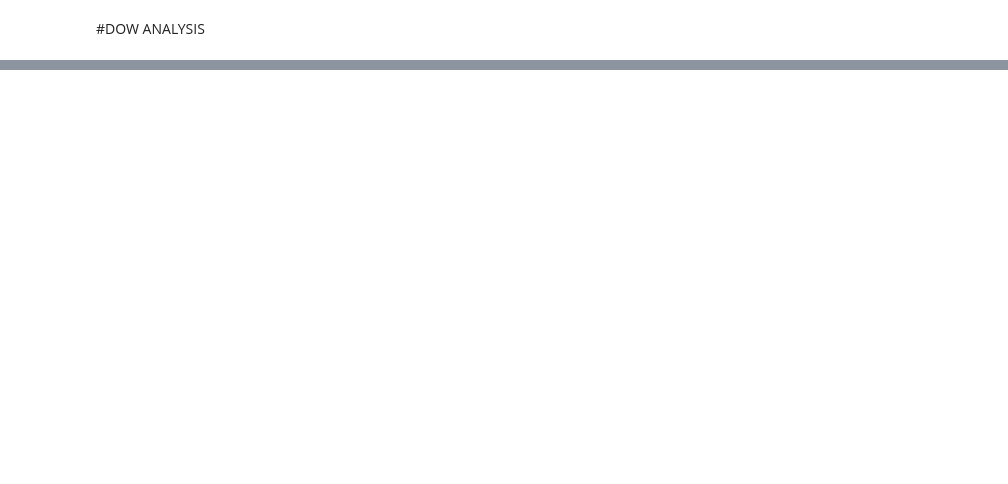
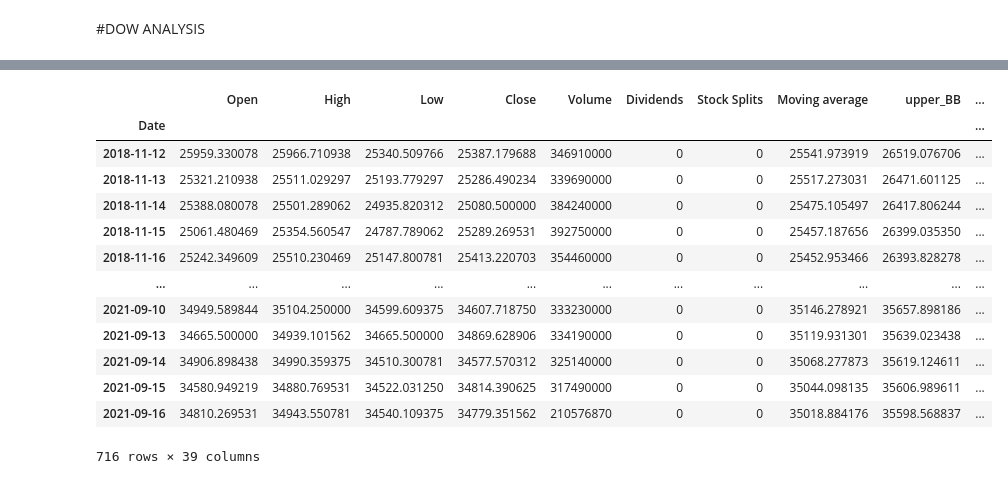
Before and after one commit to merutzu/SMBOMT, a Jupyter notebook: Market_analysis.ipynb, the cells around one changed output, grey strips where cells are left out. Saved outputs shown, nothing was run; the diff lists cells and outputs as text; code cells hidden in the pictures; blank space fills up the shorter version.

```diff
--- a/Market_analysis.ipynb
+++ b/Market_analysis.ipynb
@@ -268,0 +361,25 @@ fig, axes = mpf.plot(ohcl,
+# %%
+df_stock_dow.loc[idx,'Outside bar'] = current['High'] > prev['High'] and current['Low'] < prev['Low']
+# %%
+df_stock_dow.loc[idx,'Bullish engulfing'] = current['High'] > prev['High'] and current['Low'] < prev['Low'] and realbody >= 0.8 * candle_range and current['Close'] > current['Open']
+# %%
+df_stock_dow.loc[idx,'Bearish engulfing'] = current['High'] > prev['High'] and current['Low'] < prev['Low'] and realbody >= 0.8 * candle_range and current['Close'] < current['Open']
+# %%
+df_stock_dow.fillna(False, inplace=True)
+# %%
+df_stock_dow
+# %% [output]
+|  | Open | High | Low | Close | Volume | Dividends | Stock Splits | Moving average | upper_BB | ... |
+| Date |  |  |  |  |  |  |  |  |  | ... |
+| 2018-11-12 | 25959.330078 | 25966.710938 | 25340.509766 | 25387.179688 | 346910000 | 0 | 0 | 25541.973919 | 26519.076706 | ... |
+| 2018-11-13 | 25321.210938 | 25511.029297 | 25193.779297 | 25286.490234 | 339690000 | 0 | 0 | 25517.273031 | 26471.601125 | ... |
+| 2018-11-14 | 25388.080078 | 25501.289062 | 24935.820312 | 25080.500000 | 384240000 | 0 | 0 | 25475.105497 | 26417.806244 | ... |
+| 2018-11-15 | 25061.480469 | 25354.560547 | 24787.789062 | 25289.269531 | 392750000 | 0 | 0 | 25457.187656 | 26399.035350 | ... |
+| 2018-11-16 | 25242.349609 | 25510.230469 | 25147.800781 | 25413.220703 | 354460000 | 0 | 0 | 25452.953466 | 26393.828278 | ... |
+| ... | ... | ... | ... | ... | ... | ... | ... | ... | ... | ... |
+| 2021-09-10 | 34949.589844 | 35104.250000 | 34599.609375 | 34607.718750 | 333230000 | 0 | 0 | 35146.278921 | 35657.898186 | ... |
+| 2021-09-13 | 34665.500000 | 34939.101562 | 34665.500000 | 34869.628906 | 334190000 | 0 | 0 | 35119.931301 | 35639.023438 | ... |
+| 2021-09-14 | 34906.898438 | 34990.359375 | 34510.300781 | 34577.570312 | 325140000 | 0 | 0 | 35068.277873 | 35619.124611 | ... |
+| 2021-09-15 | 34580.949219 | 34880.769531 | 34522.031250 | 34814.390625 | 317490000 | 0 | 0 | 35044.098135 | 35606.989611 | ... |
+| 2021-09-16 | 34810.269531 | 34943.550781 | 34540.109375 | 34779.351562 | 210576870 | 0 | 0 | 35018.884176 | 35598.568837 | ... |
+716 rows × 39 columns
```
Also changed, not shown: parts of 22 cells of this notebook.
